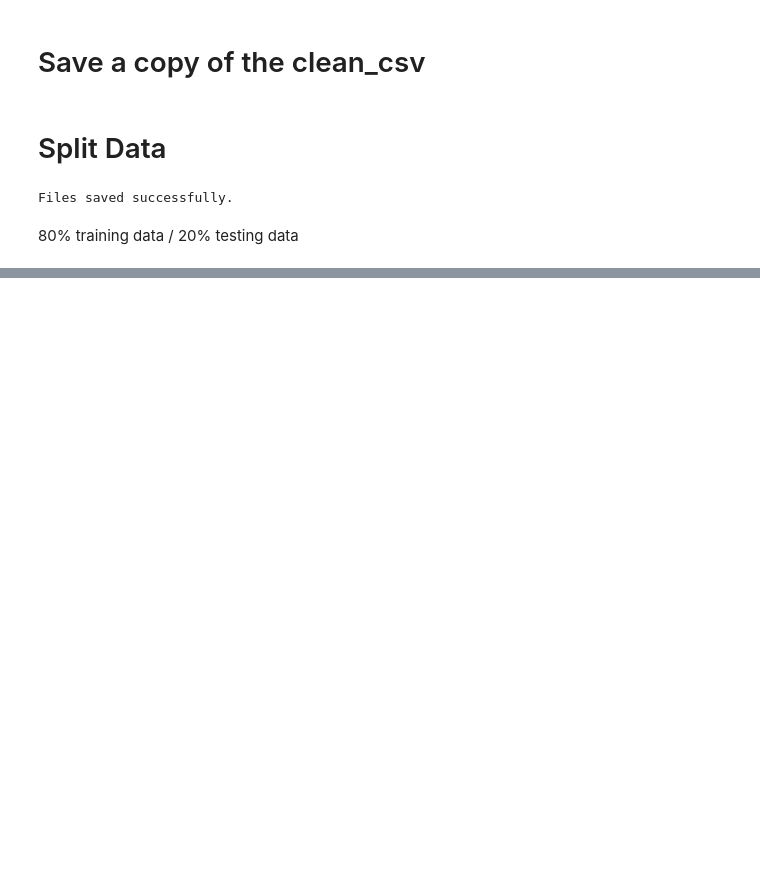
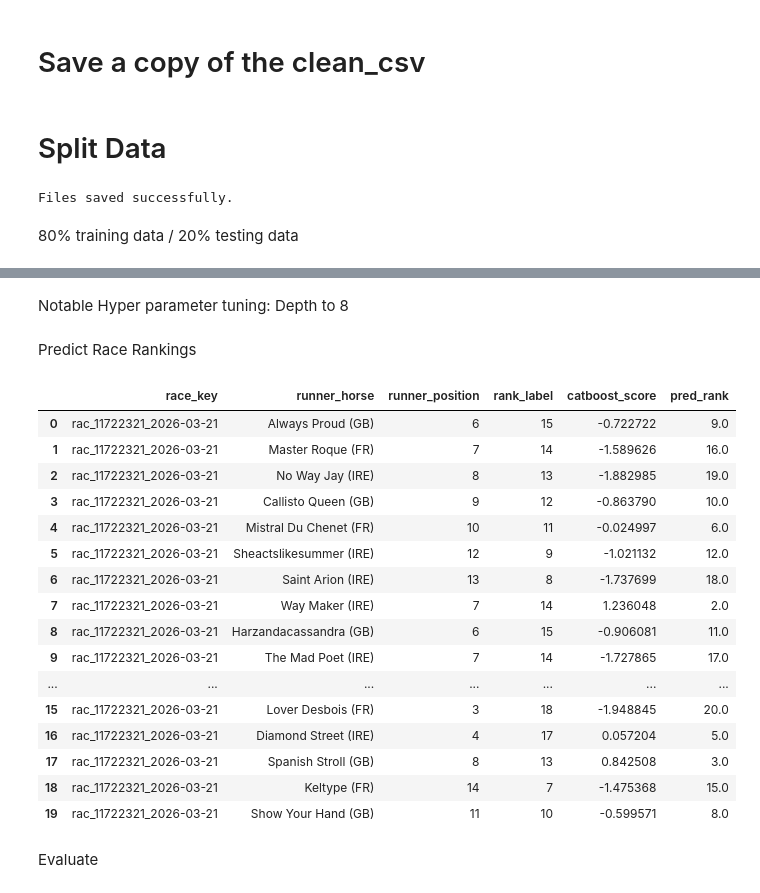
Before and after one commit to knguyen0923/Equi-Metrics, a Jupyter notebook: Equi_Metrics.ipynb, the cells around one changed output, grey strips where cells are left out. Cells and saved outputs as stored; diff of their text form; code cells hidden in the pictures; blank space fills up the shorter version.

```diff
--- a/Equi_Metrics.ipynb
+++ b/Equi_Metrics.ipynb
@@ -2170,0 +3112,10 @@ Files saved successfully.
+# %%
+# LightGBM handles categorical features natively, which is much more memory-efficient than one-hot encoding.
+categorical_cols = X_train.select_dtypes(include=['object']).columns
+
+for col in categorical_cols:
+    X_train[col] = X_train[col].astype('category')
+    X_test[col] = X_test[col].astype('category')
+
+print("X_train shape:", X_train.shape)
+print("X_test shape:", X_test.shape)
@@ -2170,0 +3518,16 @@ Files saved successfully.
+# %%
+cat_ranker = CatBoostRanker(
+    iterations=500,
+    learning_rate=0.05,
+    depth=8,
+    loss_function="YetiRank",
+    eval_metric="NDCG:top=5",
+    random_seed=42,
+    verbose=100
+)
+
+cat_ranker.fit(
+    train_pool,
+    eval_set=test_pool,
+    use_best_model=True
+)
@@ -2170,0 +3553,41 @@ Files saved successfully.
+# %% [markdown]
+Notable Hyper parameter tuning: Depth to 8
+# %% [markdown]
+Predict Race Rankings
+# %%
+cat_test_df["catboost_score"] = cat_ranker.predict(test_pool)
+
+cat_test_df["pred_rank"] = (
+    cat_test_df
+    .groupby("race_key")["catboost_score"]
+    .rank(ascending=False, method="first")
+)
+
+cat_test_df[[
+    "race_key",
+    "runner_horse",
+    "runner_position",
+    "rank_label",
+    "catboost_score",
+    "pred_rank"
+]].head(20)
+# %% [output]
+|  | race_key | runner_horse | runner_position | rank_label | catboost_score | pred_rank |
+| 0 | rac_11722321_2026-03-21 | Always Proud (GB) | 6 | 15 | -0.722722 | 9.0 |
+| 1 | rac_11722321_2026-03-21 | Master Roque (FR) | 7 | 14 | -1.589626 | 16.0 |
+| 2 | rac_11722321_2026-03-21 | No Way Jay (IRE) | 8 | 13 | -1.882985 | 19.0 |
+| 3 | rac_11722321_2026-03-21 | Callisto Queen (GB) | 9 | 12 | -0.863790 | 10.0 |
+| 4 | rac_11722321_2026-03-21 | Mistral Du Chenet (FR) | 10 | 11 | -0.024997 | 6.0 |
+| 5 | rac_11722321_2026-03-21 | Sheactslikesummer (IRE) | 12 | 9 | -1.021132 | 12.0 |
+| 6 | rac_11722321_2026-03-21 | Saint Arion (IRE) | 13 | 8 | -1.737699 | 18.0 |
+| 7 | rac_11722321_2026-03-21 | Way Maker (IRE) | 7 | 14 | 1.236048 | 2.0 |
+| 8 | rac_11722321_2026-03-21 | Harzandacassandra (GB) | 6 | 15 | -0.906081 | 11.0 |
+| 9 | rac_11722321_2026-03-21 | The Mad Poet (IRE) | 7 | 14 | -1.727865 | 17.0 |
+| ... | ... | ... | ... | ... | ... | ... |
+| 15 | rac_11722321_2026-03-21 | Lover Desbois (FR) | 3 | 18 | -1.948845 | 20.0 |
+| 16 | rac_11722321_2026-03-21 | Diamond Street (IRE) | 4 | 17 | 0.057204 | 5.0 |
+| 17 | rac_11722321_2026-03-21 | Spanish Stroll (GB) | 8 | 13 | 0.842508 | 3.0 |
+| 18 | rac_11722321_2026-03-21 | Keltype (FR) | 14 | 7 | -1.475368 | 15.0 |
+| 19 | rac_11722321_2026-03-21 | Show Your Hand (GB) | 11 | 10 | -0.599571 | 8.0 |
+# %% [markdown]
+Evaluate
```
Also changed, not shown: parts of 169 cells of this notebook.
